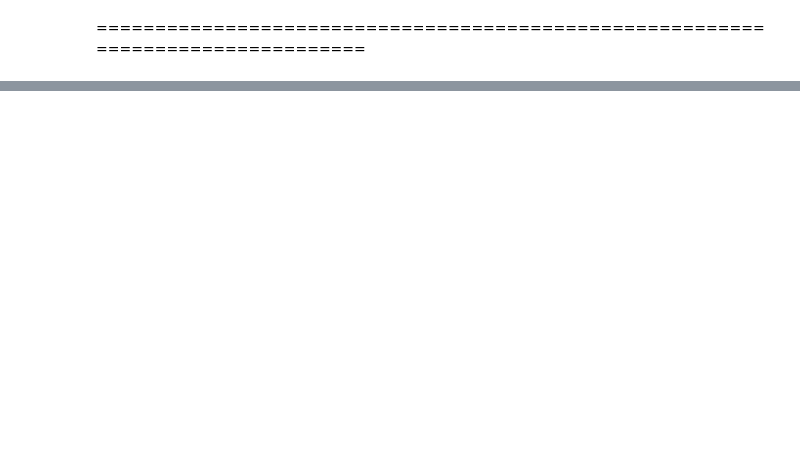
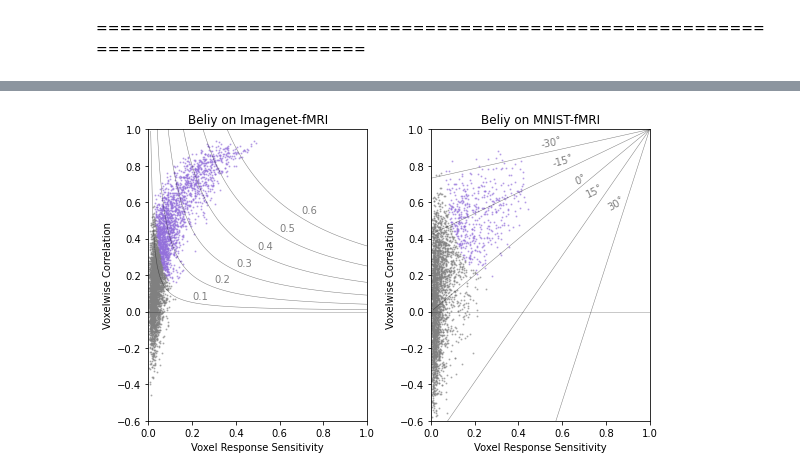
Before and after one commit to BRAIN-TO/CapsNet, a Jupyter notebook: analysis/final_results.ipynb, the cells around one changed output, grey strips where cells are left out. Cells and saved outputs as stored; diff of their text form; code cells hidden in the pictures; blank space fills up the shorter version.

Commit message:
finished final results tutorial

```diff
--- a/analysis/final_results.ipynb
+++ b/analysis/final_results.ipynb
@@ -691,0 +741,67 @@ plt.show()
+# %%
+# RWC  Thresholding for beliy encoder trained on imagenet-fmri
+beliy_rwc_imagenet = response_weighted_corr(beliy_pred_imagenet, y_test_imagenet)
+beliy_thresh_imagenet = abs(np.min(beliy_rwc_imagenet))
+
+# get indices of intentional and unintentional voxels
+beliy_intent_imagenet = np.where(beliy_rwc_imagenet >= beliy_thresh_imagenet)[0]
+beliy_unint_imagenet = np.where(beliy_rwc_imagenet < beliy_thresh_imagenet)[0]
+# %%
+# RWC Thresholding for beliy encoder trained on mnist-fmri
+beliy_rwc_mnist = response_weighted_corr(beliy_pred_mnist, y_test_mnist)
+beliy_thresh_mnist = abs(np.min(beliy_rwc_mnist))
+
+# get indices of intentional and unintentional voxels
+
+beliy_intent_mnist = np.where(beliy_rwc_mnist >= beliy_thresh_mnist)[0]
+beliy_unint_mnist = np.where(beliy_rwc_mnist < beliy_thresh_mnist)[0]
+# %%
+# Plot results
+##########################################
+import matplotlib.pyplot as plt
+
+fig, axes = plt.subplots(1, 2, figsize=(8, 5))
+# plot beliy on imagenet
+axes[0].scatter(beliy_imagenet_rs[beliy_intent_imagenet], beliy_imagenet_vc[beliy_intent_imagenet], s=1, alpha=0.5, color='mediumpurple')
+axes[0].scatter(beliy_imagenet_rs[beliy_unint_imagenet], beliy_imagenet_vc[beliy_unint_imagenet], s=1, alpha=0.5, color='gray')
+
+# plot beliy on mnist
+axes[1].scatter(beliy_mnist_rs[beliy_intent_mnist], beliy_mnist_vc[beliy_intent_mnist], s=1, alpha=0.5, color='mediumpurple')
+axes[1].scatter(beliy_mnist_rs[beliy_unint_mnist], beliy_mnist_vc[beliy_unint_mnist], s=1, alpha=0.5, color='gray')
+
+# plot RWC contours on top of imagenet plot
+rwcs = [0.1, 0.2, 0.3, 0.4, 0.5, 0.6]
+rs = np.linspace(0, 1, num=100)
+for rwc in rwcs:
+  t = (rwc**2)/rs # Calculate the voxel corr using voxel RS and the rwc value
+  axes[0].plot(rs, t, color='black', alpha=0.5, linewidth=0.5)
+
+# plot skew contours
+skews = [30, 15, 0, -15, -30]
+for skew in skews:
+  a = skew+45 # angle of the line
+  axes[1].plot([1, 1 - np.sqrt(4)*np.cos(a*np.pi/180)], [1, 1 - np.sqrt(4)*np.sin(a*np.pi/180)], color='black', alpha=0.5, linewidth=0.5)
+
+# add text to contours
+axes[0].text(0.2, 0.07, '0.1', alpha=0.5, fontsize=10)
+axes[0].text(0.3, 0.16, '0.2', alpha=0.5, fontsize=10)
+axes[0].text(0.4, 0.25, '0.3', alpha=0.5, fontsize=10)
+axes[0].text(0.5, 0.34, '0.4', alpha=0.5, fontsize=10)
+axes[0].text(0.6, 0.44, '0.5', alpha=0.5, fontsize=10)
+axes[0].text(0.7, 0.54, '0.6', alpha=0.5, fontsize=10)
+
+axes[1].text(0.50, 0.9, '-30˚', alpha=0.5, fontsize=10, rotation=10)
+axes[1].text(0.55, 0.8, '-15˚', alpha=0.5, fontsize=10, rotation=15)
+axes[1].text(0.65, 0.7, '0˚', alpha=0.5, fontsize=10, rotation=20)
+axes[1].text(0.7, 0.63, '15˚', alpha=0.5, fontsize=10, rotation=25)
+axes[1].text(0.8, 0.56, '30˚', alpha=0.5, fontsize=10, rotation=30)
+
+axes[0].axhline(0, color='black', alpha=0.3, linewidth=0.7)
+axes[1].axhline(0, color='black', alpha=0.3, linewidth=0.7)
+axes[0].set_title('Beliy on Imagenet-fMRI')
+axes[1].set_title('Beliy on MNIST-fMRI')
+plt.setp(axes, xlim=(0, 1), ylim=(-0.6, 1), xlabel='Voxel Response Sensitivity', ylabel='Voxelwise Correlation') # set axes limits for all subplots
+plt.tight_layout()
+plt.show()
+# %% [output]
+[figure, added]
```
Also changed, not shown: parts of 44 cells of this notebook, 8 other files.
